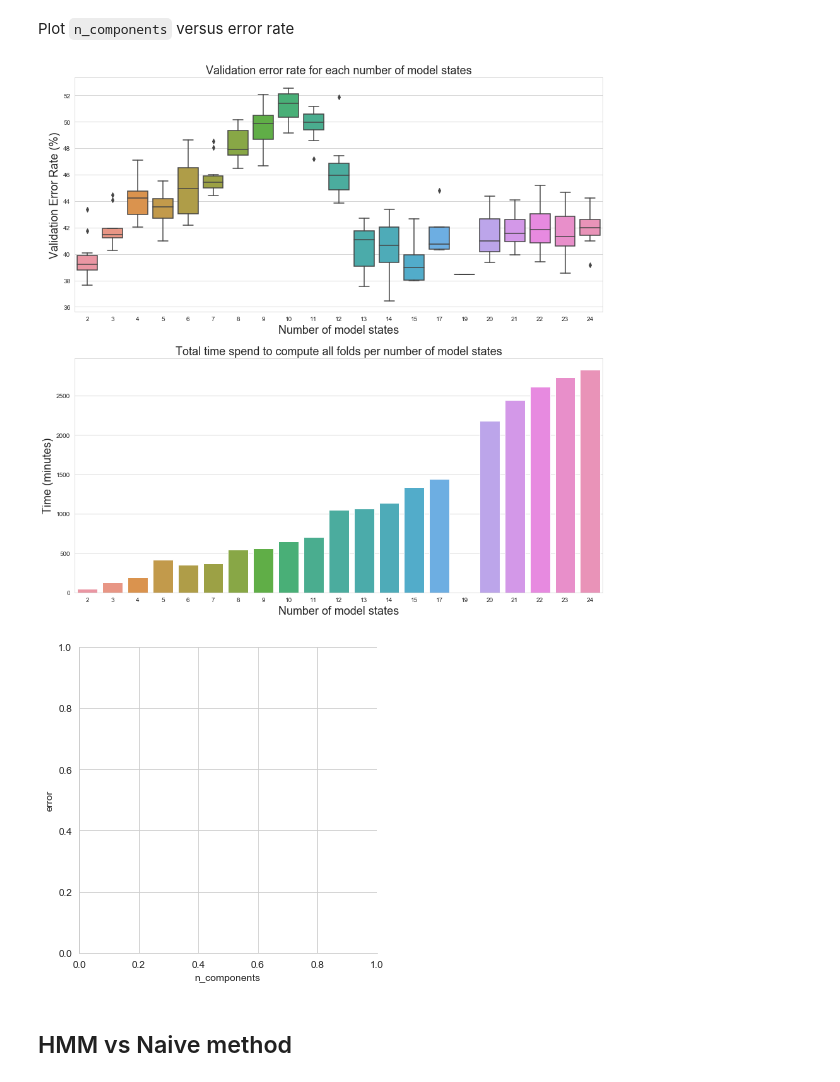
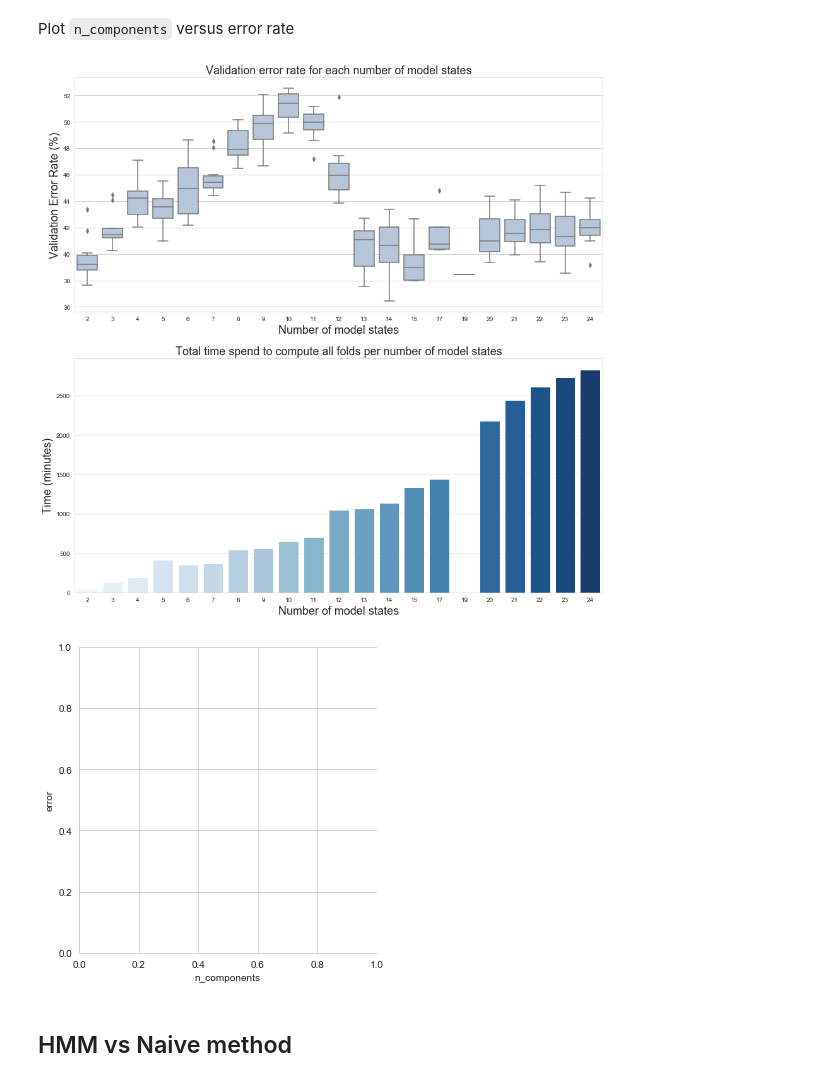
Before and after one commit to dunnkers/music-key-classification, a Jupyter notebook: src/peregrine_results.ipynb, the cells around one changed output. Saved outputs shown, nothing was run; the diff lists cells and outputs as text; code cells hidden in the pictures.

Commit message:
change colors

```diff
--- a/src/peregrine_results.ipynb
+++ b/src/peregrine_results.ipynb
@@ -54,20 +54,20 @@ data['cputime (minutes)'] = to_minutes(data['cputime'])
 Plot `n_components` versus error rate
 # %%
 fig, (ax0, ax1) = plt.subplots(nrows=2, figsize=(15,15))
-sns.catplot(data=data.loc[data.n_components > 1], x='n_components', y='error', ax=ax0, kind="box")
+sns.catplot(data=data.loc[data.n_components > 1], x='n_components', y='error', ax=ax0, kind="box", color="lightsteelblue")
 ax0.set_title('Validation error rate for each number of model states', fontsize=18)
 ax0.set_xlabel("Number of model states", fontsize=18)
 ax0.set_ylabel("Validation Error Rate (%)", fontsize=18)
 
-sns.barplot(data=data.loc[data.n_components > 1], x='n_components', y='walltime (minutes)', ax=ax1)
+sns.barplot(data=data.loc[data.n_components > 1], x='n_components', y='walltime (minutes)', ax=ax1, palette="Blues")
 ax1.set_title('Total time spend to compute all folds per number of model states', fontsize=18)
 ax1.set_xlabel("Number of model states", fontsize=18)
 ax1.set_ylabel("Time (minutes)", fontsize=18)
 
 # fig.suptitle("Test error and walltime for each number of model states", fontsize=14)
 plt.show()
 # %% [output]
-[figure, old version]
+[figure, new version]
 [figure]
 # %% [markdown]
 ## HMM vs Naive method
```
